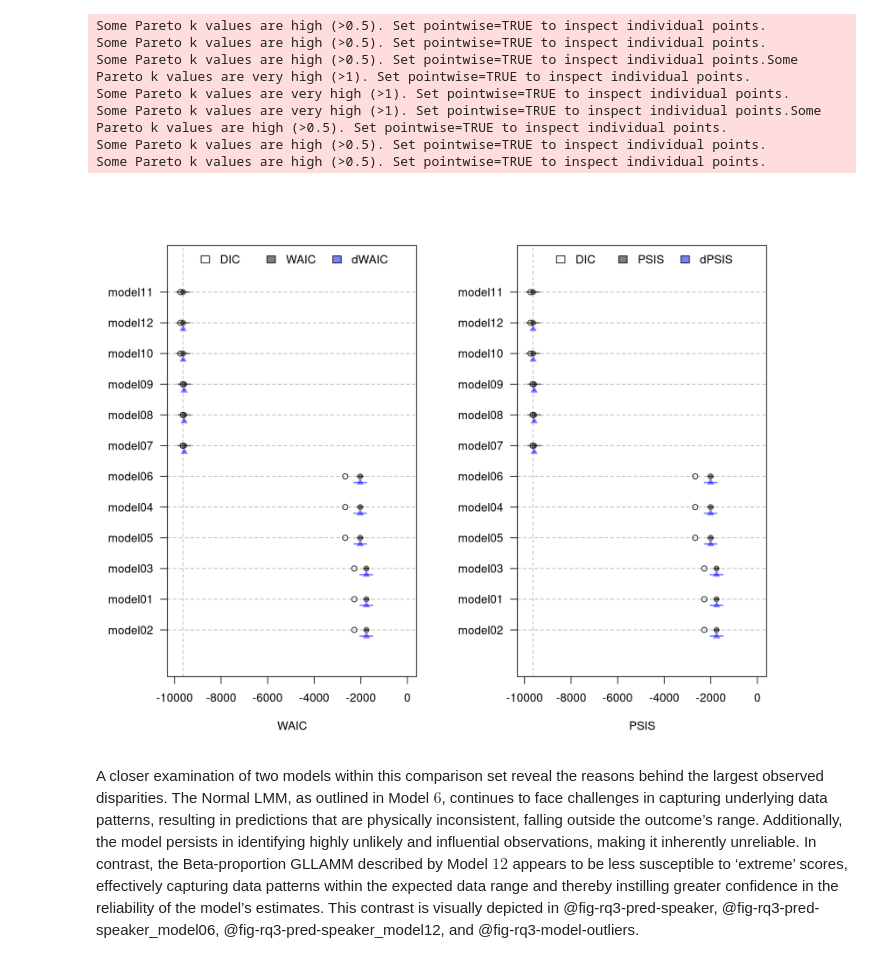
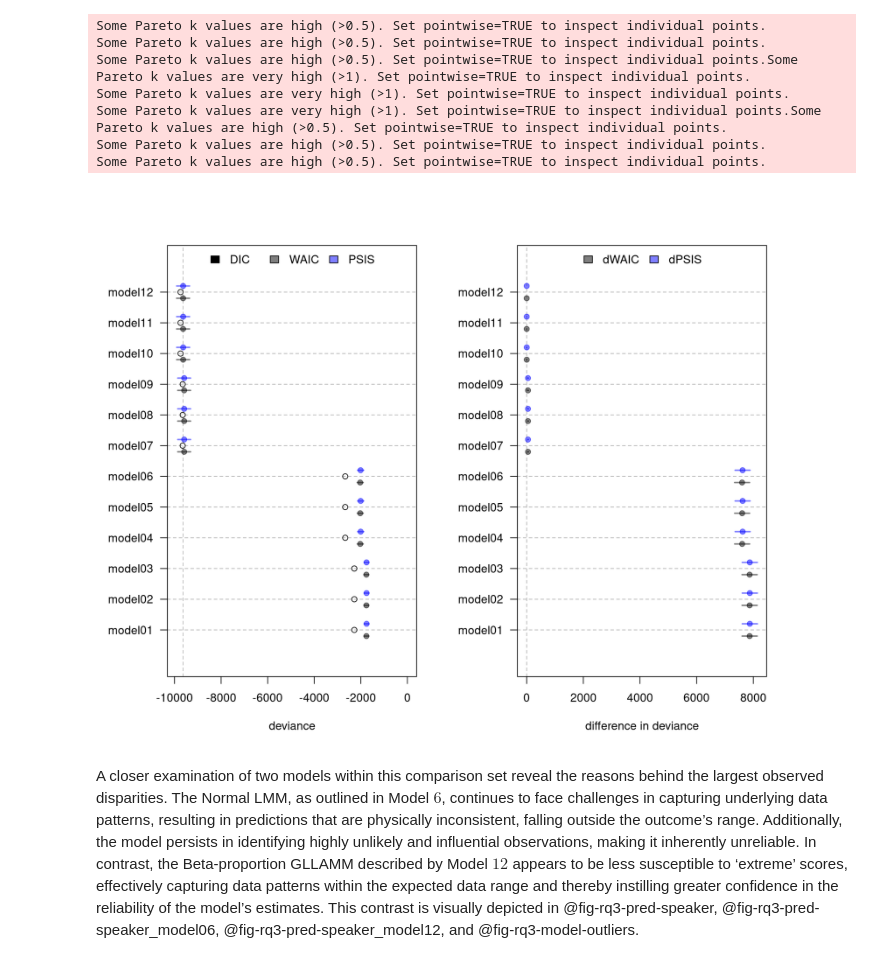
Before and after one commit to jriveraespejo/paper1_manuscript, a Jupyter notebook: index.embed.ipynb, the cells around one changed output. Drawn from its saved outputs; the diff is of its cells as text; code cells hidden in the pictures.

```diff
--- a/index.embed.ipynb
+++ b/index.embed.ipynb
@@ -472,13 +467,11 @@ Some Pareto k values are high (>0.5). Set pointwise=TRUE to inspect individual p
 Some Pareto k values are high (>0.5). Set pointwise=TRUE to inspect individual points.
 # %%
 par(mfrow=c(1,2))
-plot_compare( compare_obj=RQ3_WAIC,
-              ns=1, m='WAIC', dm=T )
-plot_compare( compare_obj=RQ3_PSIS,
-              ns=1, m='PSIS', dm=T )
+plot_compare( waic_obj=RQ3_WAIC, psis_obj=RQ3_PSIS, ns=1, dM=F )
+plot_compare( waic_obj=RQ3_WAIC, psis_obj=RQ3_PSIS, ns=1, dM=T )
 par(mfrow=c(1,1))
 # %% [output]
-[figure, old version]
+[figure, new version]
 # %% [markdown]
 A closer examination of two models within this comparison set reveal the reasons behind the largest observed disparities. The Normal LMM, as outlined in Model $6$, continues to face challenges in capturing underlying data patterns, resulting in predictions that are physically inconsistent, falling outside the outcome’s range. Additionally, the model persists in identifying highly unlikely and influential observations, making it inherently unreliable. In contrast, the Beta-proportion GLLAMM described by Model $12$ appears to be less susceptible to ‘extreme’ scores, effectively capturing data patterns within the expected data range and thereby instilling greater confidence in the reliability of the model’s estimates. This contrast is visually depicted in @fig-rq3-pred-speaker, @fig-rq3-pred-speaker_model06, @fig-rq3-pred-speaker_model12, and @fig-rq3-model-outliers.
 
```
Also changed, not shown: parts of 11 cells of this notebook, 48 other files.
